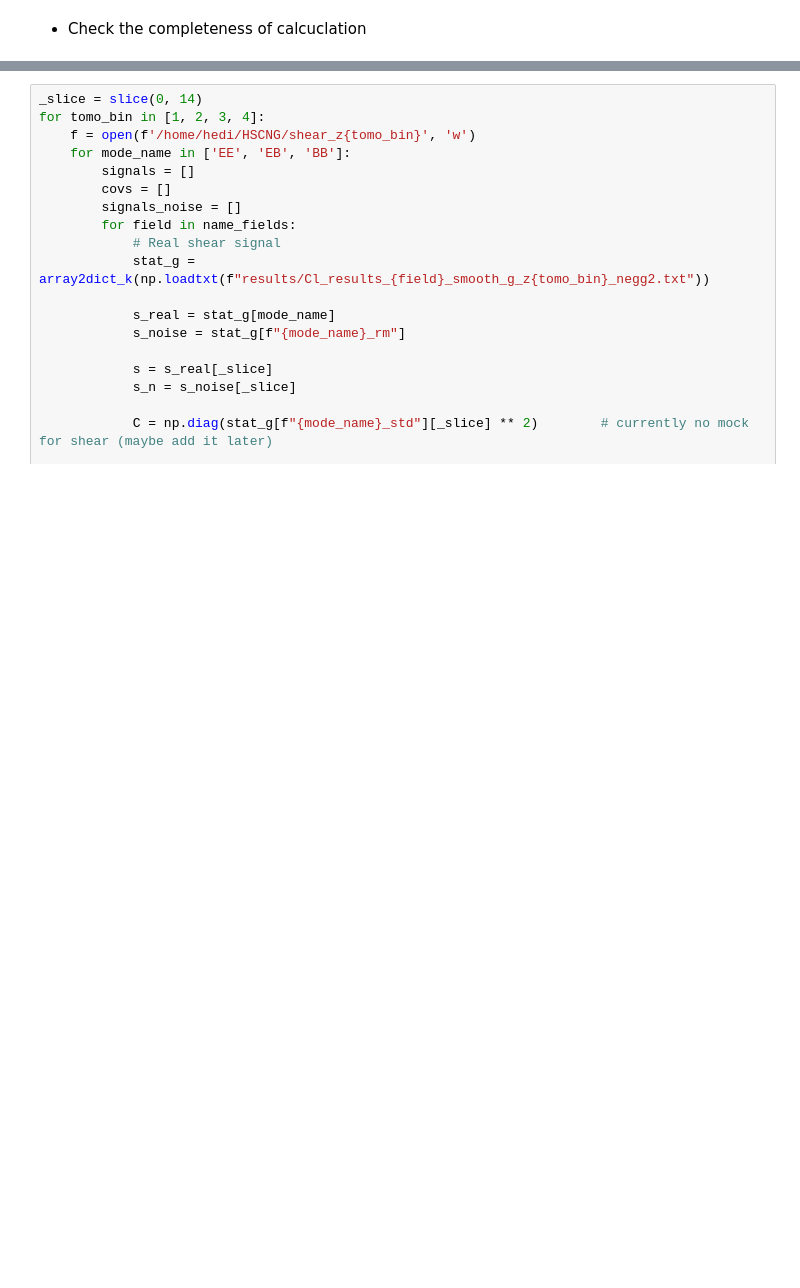
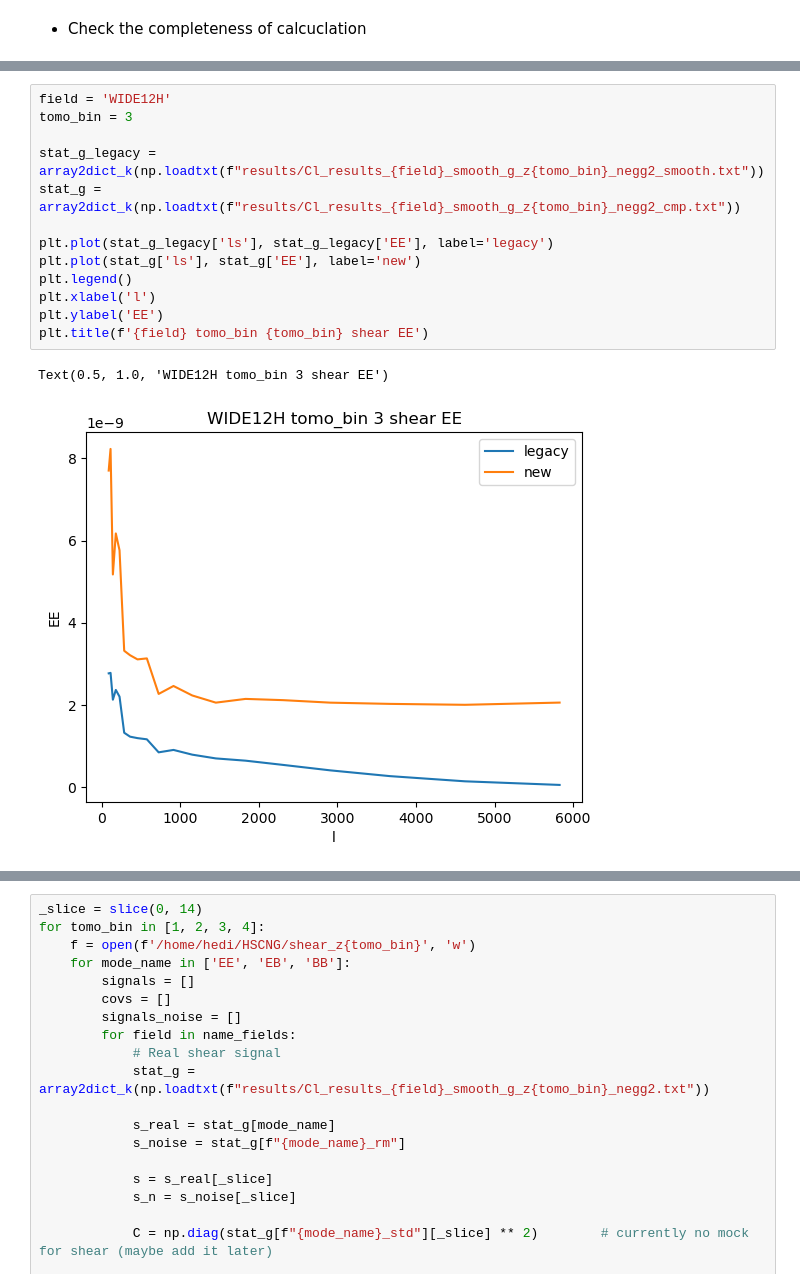
Before and after one commit to MeloDi-23/HSC-NG-Y3, a Jupyter notebook: kappa_signal_final_tomobin.ipynb, the cells around one changed output, grey strips where cells are left out. Drawn from its saved outputs; the diff is of its cells as text; blank space fills up the shorter version.

```diff
--- a/kappa_signal_final_tomobin.ipynb
+++ b/kappa_signal_final_tomobin.ipynb
@@ -381,0 +525,16 @@ plt.show()
+# %%
+field = 'WIDE12H'
+tomo_bin = 3
+
+stat_g_legacy = array2dict_k(np.loadtxt(f"results/Cl_results_{field}_smooth_g_z{tomo_bin}_negg2_smooth.txt"))
+stat_g = array2dict_k(np.loadtxt(f"results/Cl_results_{field}_smooth_g_z{tomo_bin}_negg2_cmp.txt"))
+
+plt.plot(stat_g_legacy['ls'], stat_g_legacy['EE'], label='legacy')
+plt.plot(stat_g['ls'], stat_g['EE'], label='new')
+plt.legend()
+plt.xlabel('l')
+plt.ylabel('EE')
+plt.title(f'{field} tomo_bin {tomo_bin} shear EE')
+# %% [output]
+Text(0.5, 1.0, 'WIDE12H tomo_bin 3 shear EE')
+[figure, added]
```
Also changed, not shown: parts of 13 cells of this notebook, 14 other files.
